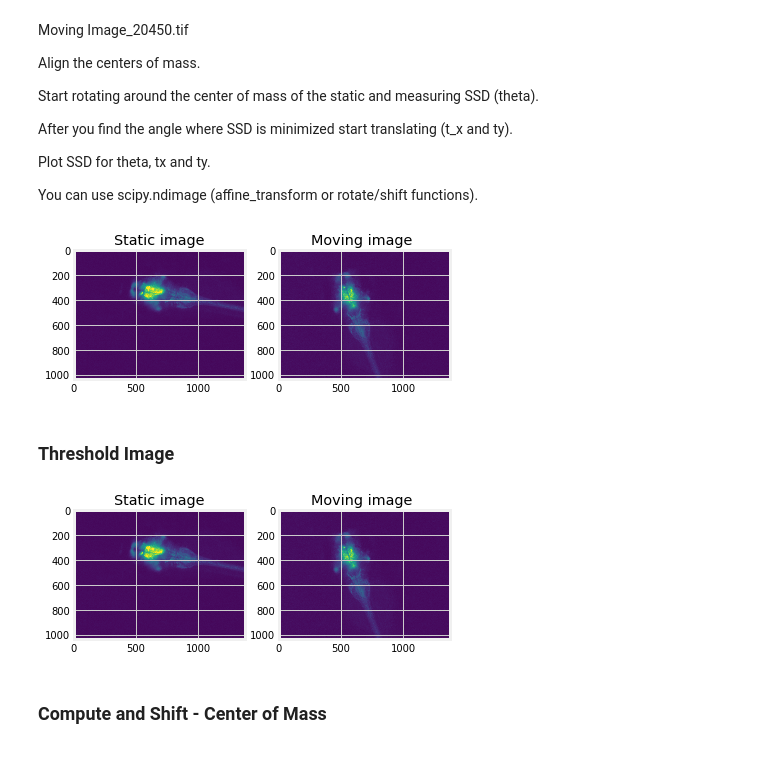
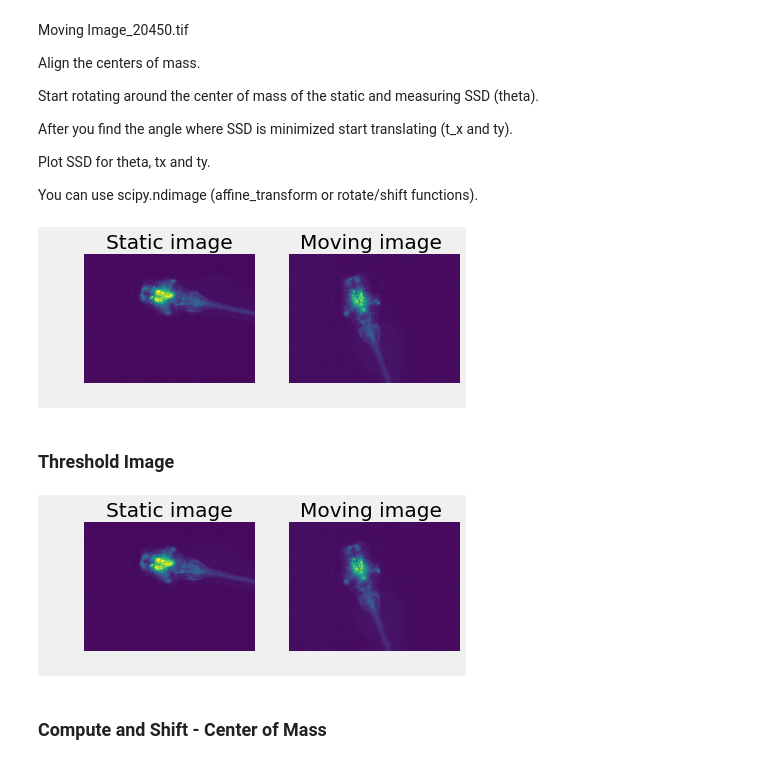
Before and after one commit to mchivuku/e535-rigid-registration, a Jupyter notebook: Rigid Registration.ipynb, the cells around one changed output. Cells and saved outputs as stored; diff of their text form; code cells hidden in the pictures.

```diff
--- a/Rigid Registration.ipynb
+++ b/Rigid Registration.ipynb
@@ -47,35 +47,37 @@ def read_image(file):
 
 """
 Show image
 """
 def show_image(image,title=""):
     plt.imshow(image)
     plt.title(title)
+    plt.axis("off")
     plt.show()
 
 
 """
 Plot two images
 """
 def plot_two_images(static, moving, text=""):
     fig = plt.figure()
     plt.subplot(1,2,1)
     plt.imshow(static)
     plt.title("Static image")
+    plt.axis("off")
     plt.subplot(1,2,2)
     plt.imshow(moving)
     plt.title("Moving image" + " " + text)
-
+    plt.axis("off")
     plt.show()
 
 
 # image1
 image1 = read_image("Image_20449.tif")
 image2 = read_image("Image_20450.tif")
 
 plot_two_images(image1, image2)
 # %% [output]
-[figure, old version]
+[figure, new version]
 # %%
 static = np.copy(image1)
 moving = np.copy(image2)
@@ -92,7 +94,7 @@ moving = threshold_image(moving)
 
 plot_two_images(image1, image2)
 # %% [output]
-[figure, old version]
+[figure, new version]
 # %% [markdown]
 ### Compute and Shift - Center of Mass
 # %%
```
Also changed, not shown: parts of 15 cells of this notebook.
